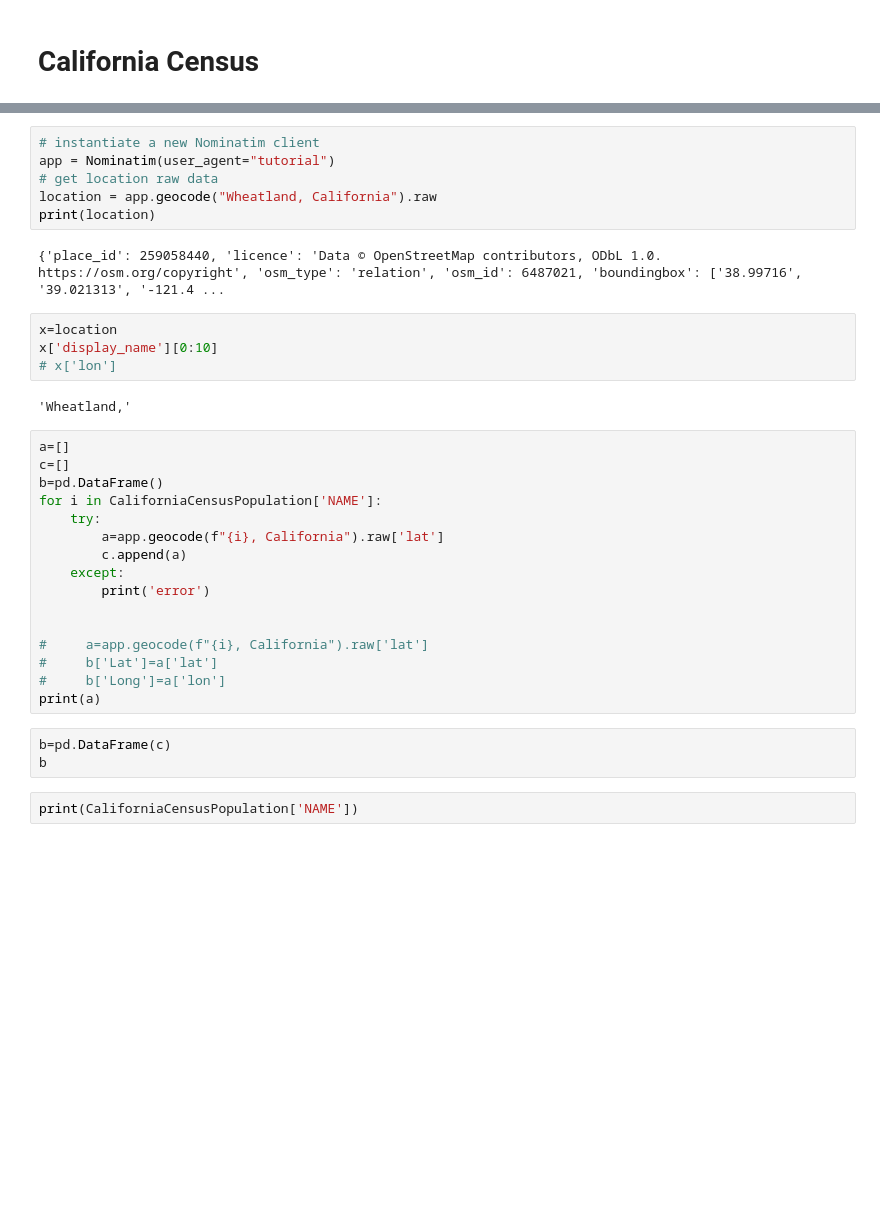
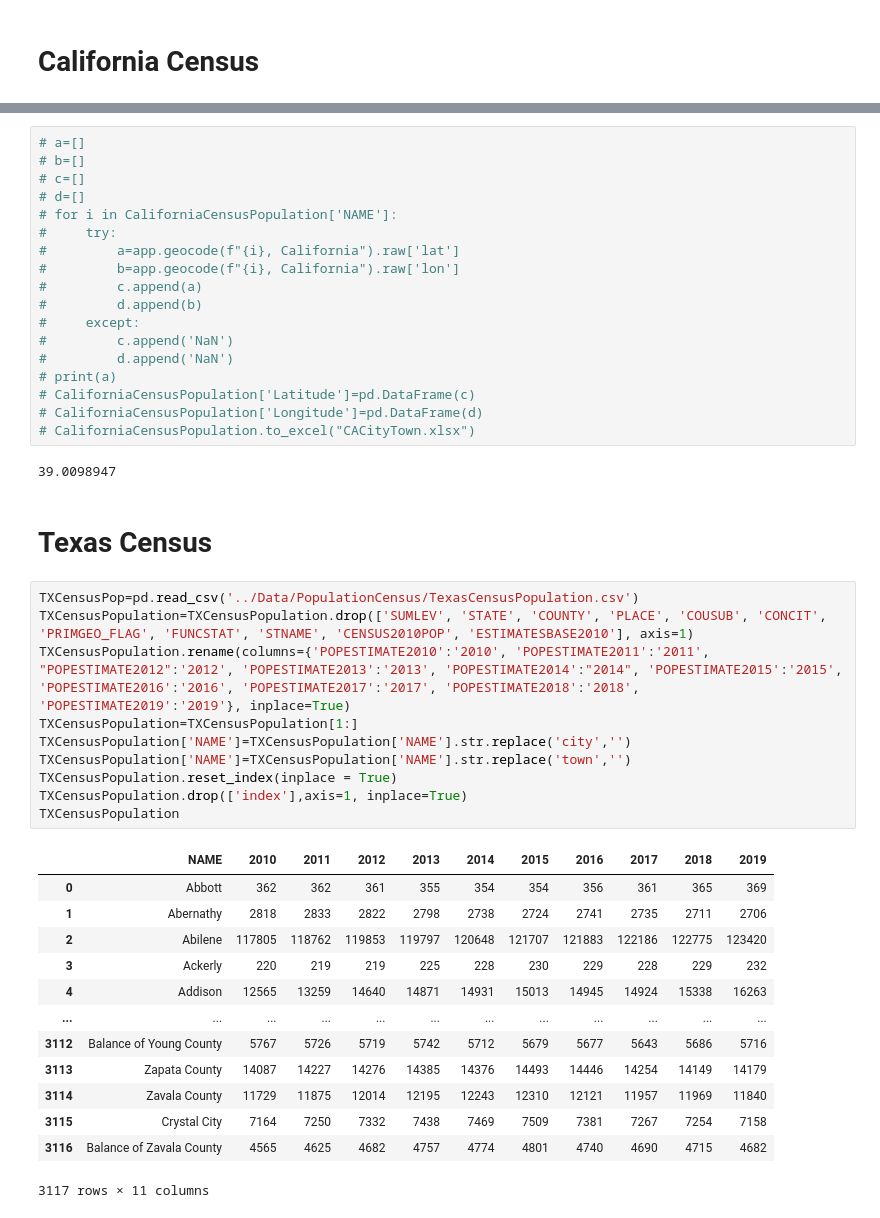
Before and after one commit to Jamals211/Realtors_Need_Closure, a Jupyter notebook: Data_Import.ipynb, the cells around one changed output, grey strips where cells are left out. Cells and saved outputs as stored; diff of their text form; blank space fills up the shorter version.

```diff
--- a/Data_Import.ipynb
+++ b/Data_Import.ipynb
@@ -492,35 +496,46 @@ CaliforniaCensusPopulation
-# %%
-# instantiate a new Nominatim client
-app = Nominatim(user_agent="tutorial")
-# get location raw data
-location = app.geocode("Wheatland, California").raw
-print(location)
-# %% [output]
-{'place_id': 259058440, 'licence': 'Data © OpenStreetMap contributors, ODbL 1.0. https://osm.org/copyright', 'osm_type': 'relation', 'osm_id': 6487021, 'boundingbox': ['38.99716', '39.021313', '-121.4 ...
-# %%
-x=location
-x['display_name'][0:10]
-# x['lon']
-# %% [output]
-'Wheatland,'
 # %%
-a=[]
-c=[]
-b=pd.DataFrame()
-for i in CaliforniaCensusPopulation['NAME']:
-    try:
-        a=app.geocode(f"{i}, California").raw['lat']
-        c.append(a)
-    except:
-        print('error')
-
-
-#     a=app.geocode(f"{i}, California").raw['lat']
-#     b['Lat']=a['lat']
-#     b['Long']=a['lon']
-print(a)
+# a=[]
+# b=[]
+# c=[]
+# d=[]
+# for i in CaliforniaCensusPopulation['NAME']:
+#     try:
+#         a=app.geocode(f"{i}, California").raw['lat']
+#         b=app.geocode(f"{i}, California").raw['lon']
+#         c.append(a)
+#         d.append(b)
+#     except:
+#         c.append('NaN')
+#         d.append('NaN')
+# print(a)
+# CaliforniaCensusPopulation['Latitude']=pd.DataFrame(c)
+# CaliforniaCensusPopulation['Longitude']=pd.DataFrame(d)
+# CaliforniaCensusPopulation.to_excel("CACityTown.xlsx")
+# %% [output]
+39.0098947
-# %%
-b=pd.DataFrame(c)
-b
-# %%
-print(CaliforniaCensusPopulation['NAME'])
+# %% [markdown]
+# Texas Census
+# %%
+TXCensusPop=pd.read_csv('../Data/PopulationCensus/TexasCensusPopulation.csv')
+TXCensusPopulation=TXCensusPopulation.drop(['SUMLEV', 'STATE', 'COUNTY', 'PLACE', 'COUSUB', 'CONCIT', 'PRIMGEO_FLAG', 'FUNCSTAT', 'STNAME', 'CENSUS2010POP', 'ESTIMATESBASE2010'], axis=1)
+TXCensusPopulation.rename(columns={'POPESTIMATE2010':'2010', 'POPESTIMATE2011':'2011', "POPESTIMATE2012":'2012', 'POPESTIMATE2013':'2013', 'POPESTIMATE2014':"2014", 'POPESTIMATE2015':'2015', 'POPESTIMATE2016':'2016', 'POPESTIMATE2017':'2017', 'POPESTIMATE2018':'2018', 'POPESTIMATE2019':'2019'}, inplace=True)
+TXCensusPopulation=TXCensusPopulation[1:]
+TXCensusPopulation['NAME']=TXCensusPopulation['NAME'].str.replace('city','')
+TXCensusPopulation['NAME']=TXCensusPopulation['NAME'].str.replace('town','')
+TXCensusPopulation.reset_index(inplace = True)
+TXCensusPopulation.drop(['index'],axis=1, inplace=True)
+TXCensusPopulation
+# %% [output]
+|  | NAME | 2010 | 2011 | 2012 | 2013 | 2014 | 2015 | 2016 | 2017 | 2018 | 2019 |
+| 0 | Abbott | 362 | 362 | 361 | 355 | 354 | 354 | 356 | 361 | 365 | 369 |
+| 1 | Abernathy | 2818 | 2833 | 2822 | 2798 | 2738 | 2724 | 2741 | 2735 | 2711 | 2706 |
+| 2 | Abilene | 117805 | 118762 | 119853 | 119797 | 120648 | 121707 | 121883 | 122186 | 122775 | 123420 |
+| 3 | Ackerly | 220 | 219 | 219 | 225 | 228 | 230 | 229 | 228 | 229 | 232 |
+| 4 | Addison | 12565 | 13259 | 14640 | 14871 | 14931 | 15013 | 14945 | 14924 | 15338 | 16263 |
+| ... | ... | ... | ... | ... | ... | ... | ... | ... | ... | ... | ... |
+| 3112 | Balance of Young County | 5767 | 5726 | 5719 | 5742 | 5712 | 5679 | 5677 | 5643 | 5686 | 5716 |
+| 3113 | Zapata County | 14087 | 14227 | 14276 | 14385 | 14376 | 14493 | 14446 | 14254 | 14149 | 14179 |
+| 3114 | Zavala County | 11729 | 11875 | 12014 | 12195 | 12243 | 12310 | 12121 | 11957 | 11969 | 11840 |
+| 3115 | Crystal City | 7164 | 7250 | 7332 | 7438 | 7469 | 7509 | 7381 | 7267 | 7254 | 7158 |
+| 3116 | Balance of Zavala County | 4565 | 4625 | 4682 | 4757 | 4774 | 4801 | 4740 | 4690 | 4715 | 4682 |
+3117 rows × 11 columns
```
Also changed, not shown: parts of 7 cells of this notebook, 37 other files.
